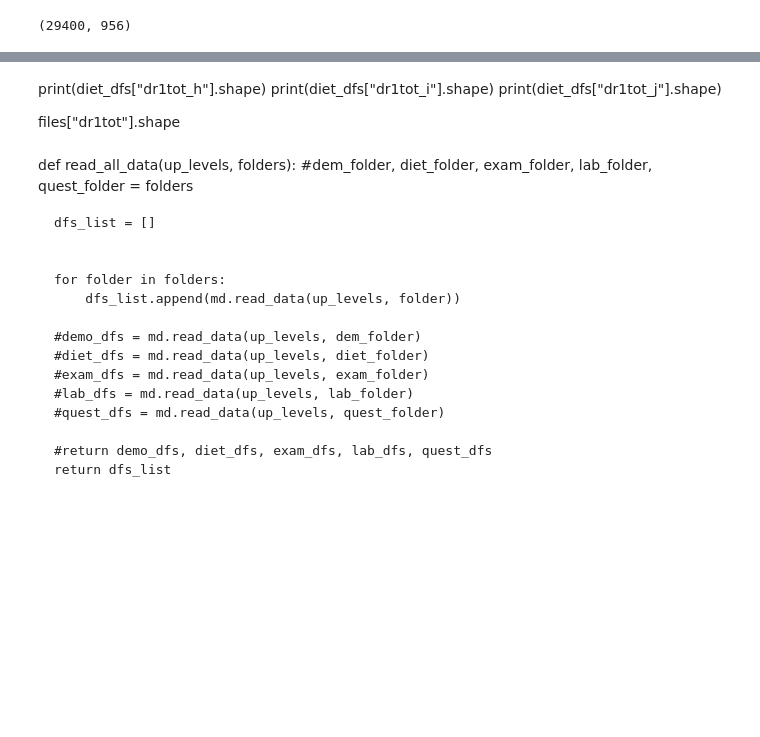
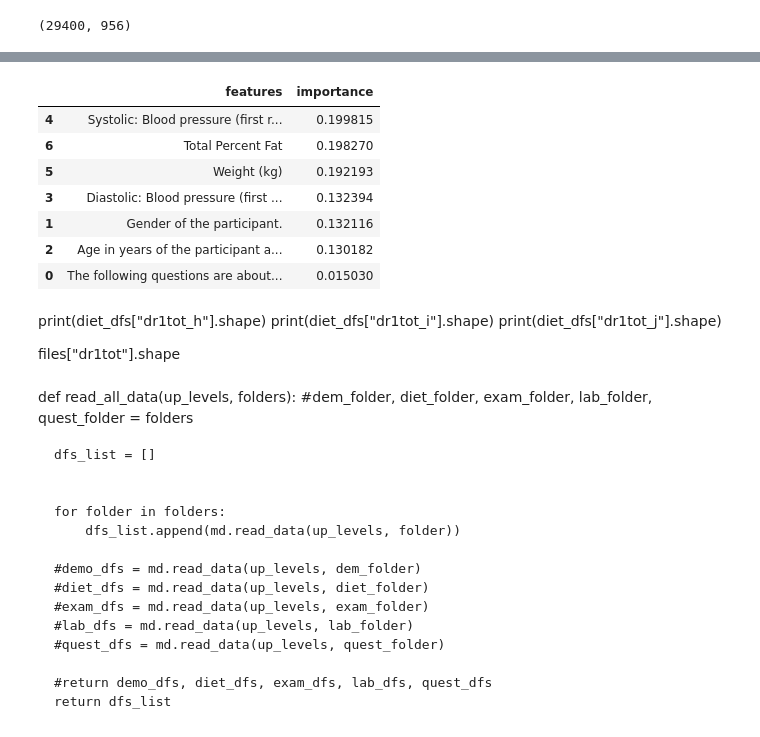
Before and after one commit to Jasc94/thebridge, a Jupyter notebook: 0_Project_ML/notebooks/functions_testing.ipynb, the cells around one changed output, grey strips where cells are left out. Saved outputs shown, nothing was run; the diff lists cells and outputs as text; code cells hidden in the pictures; blank space fills up the shorter version.

```diff
--- a/0_Project_ML/notebooks/functions_testing.ipynb
+++ b/0_Project_ML/notebooks/functions_testing.ipynb
@@ -133,0 +133,2 @@ SMQ861
+# %%
+test4 = heart_disease(test3)
@@ -133,0 +141,33 @@ SMQ861
+# %%
+def model_data(df, split, cv, epochs = 1, scaler = False, balance = None, seed = 42):
+    features_nom = list(df.columns)
+    features = [md.var_descr_detector(nom, variable_names) for nom in features_nom]
+
+    ### Independent variables
+    X = np.array(df.iloc[:, 1:])
+
+    ### Dependent variable
+    y = np.array(df.iloc[:, 0])
+
+    ### Data scaling
+    if scaler:
+        scaler = StandardScaler()
+        X = scaler.fit_transform(X)
+
+    ### Train-test
+    X_train, X_test, y_train, y_test = train_test_split(X, y, test_size = split, random_state = seed)
+
+    ### Balancing data
+    if balance != None:
+        sm = SMOTE(sampling_strategy = balance, random_state = seed, n_jobs = -1)
+        X_train, y_train = sm.fit_resample(X_train, y_train)
+
+    ### Cross validation
+    kfold = RepeatedStratifiedKFold(n_splits = cv, n_repeats = epochs, random_state = seed)
+
+
+    return X_train, X_test, y_train, y_test, features, kfold
+# %%
+test5 = test4.loc[:, ["MCQ010", "RIAGENDR", "RIDAGEYR", "BPXDI1", "BPXSY1", "BMXWT", "DXDTOPF", "BMXWAIST"]].dropna()
+# %%
+X_train, X_test, y_train, y_test, features, kfold = model_data(test5, split = .2, cv = 5)
@@ -134,3 +250,14 @@ SMQ861
+# %%
+features
+# %% [output]
+|  | features | importance |
+| 4 | Systolic: Blood pressure (first r... | 0.199815 |
+| 6 | Total Percent Fat | 0.198270 |
+| 5 | Weight (kg) | 0.192193 |
+| 3 | Diastolic: Blood pressure (first ... | 0.132394 |
+| 1 | Gender of the participant. | 0.132116 |
+| 2 | Age in years of the participant a... | 0.130182 |
+| 0 | The following questions are about... | 0.015030 |
 # %% [markdown]
 print(diet_dfs["dr1tot_h"].shape)
 print(diet_dfs["dr1tot_i"].shape)
```
Also changed, not shown: parts of 15 cells of this notebook, 13 other files.
